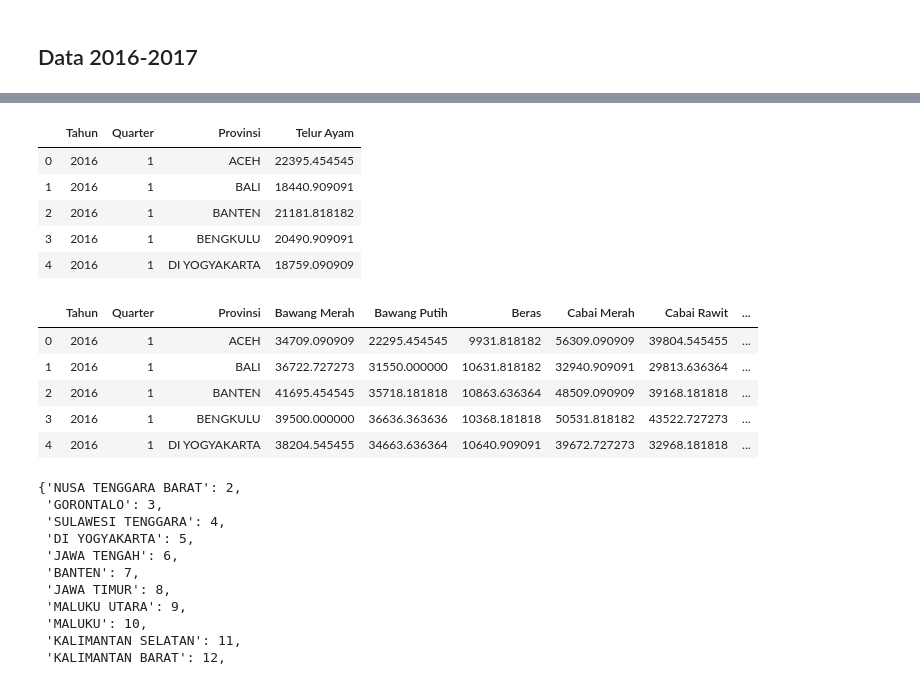
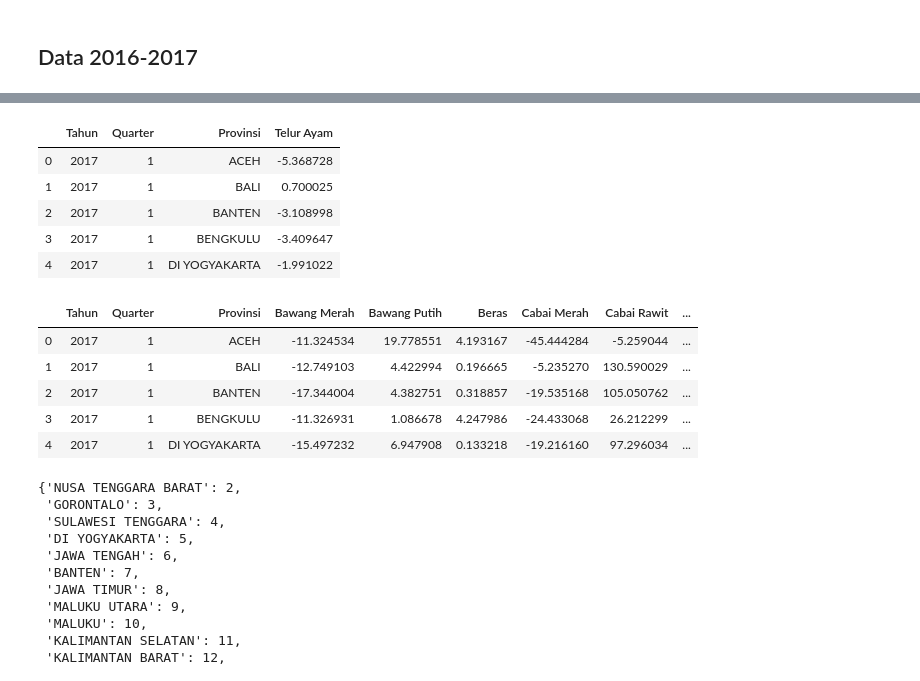
Before and after one commit to jonathan-alvaro/dashboard-daya-beli, a Jupyter notebook: data/harga_pangan/preprocess_data.ipynb, the cells around one changed output, grey strips where cells are left out. Saved outputs shown, nothing was run; the diff lists cells and outputs as text; code cells hidden in the pictures.

Commit message:
Update food index data

```diff
--- a/data/harga_pangan/preprocess_data.ipynb
+++ b/data/harga_pangan/preprocess_data.ipynb
@@ -494,6 +737,17 @@ telur_ayam = telur_ayam.drop(['No.'], axis=1)
 
 telur_ayam = telur_ayam.stack().reset_index()
 telur_ayam.columns = ['Provinsi', 'Tanggal', 'Harga']
+
+df = pd.read_excel(
+    os.path.join('input', '2018', 'Telur Ayam 2018-2019.xlsx'),
+    skiprows=6,
+    index_col=1
+)
+df = df.drop(['No.'], axis=1)
+df = df.stack().reset_index()
+df.columns = ['Provinsi', 'Tanggal', 'Harga']
+
+telur_ayam = telur_ayam.append(df)
 
 telur_ayam = telur_ayam.loc[
     telur_ayam['Harga'] != '-'
@@ -527,50 +781,66 @@ telur_ayam = telur_ayam.groupby(
 ).mean().reset_index()
 telur_ayam = telur_ayam.drop('Tanggal', axis=1)
 
+telur_ayam['Prev Year'] = telur_ayam['Tahun'] - 1
+telur_ayam = pd.merge(
+    telur_ayam, telur_ayam,
+    left_on=['Prev Year', 'Quarter', 'Provinsi'],
+    right_on=['Tahun', 'Quarter', 'Provinsi']
+).reset_index(drop=True)
+
+telur_ayam = telur_ayam.drop([
+    'Prev Year_x', 'Tahun_y', 'Prev Year_y'
+], axis=1)
+
+telur_ayam.columns = ['Tahun', 'Quarter', 'Provinsi', 'Val', 'Prev Val']
+
+telur_ayam['Telur Ayam'] = (telur_ayam['Val'] / telur_ayam['Prev Val'] - 1) * 100
+telur_ayam = telur_ayam[['Tahun', 'Quarter', 'Provinsi', 'Telur Ayam']]
+
 dfs_to_merge.append(telur_ayam)
 
 telur_ayam.head()
 # %% [output]
 |  | Tahun | Quarter | Provinsi | Telur Ayam |
-| 0 | 2016 | 1 | ACEH | 22395.454545 |
-| 1 | 2016 | 1 | BALI | 18440.909091 |
-| 2 | 2016 | 1 | BANTEN | 21181.818182 |
-| 3 | 2016 | 1 | BENGKULU | 20490.909091 |
-| 4 | 2016 | 1 | DI YOGYAKARTA | 18759.090909 |
+| 0 | 2017 | 1 | ACEH | -5.368728 |
+| 1 | 2017 | 1 | BALI | 0.700025 |
+| 2 | 2017 | 1 | BANTEN | -3.108998 |
+| 3 | 2017 | 1 | BENGKULU | -3.409647 |
+| 4 | 2017 | 1 | DI YOGYAKARTA | -1.991022 |
 # %%
 from functools import reduce
 
 merged_food_prices = reduce(
     pd.merge, dfs_to_merge
 )
 
 merged_food_prices['index'] = 0
 
 food_index_weights = pd.read_csv(
     os.path.join('input', 'food_weight.csv')
 )
 
 for col in merged_food_prices.columns[:-1]:
     if merged_food_prices[col].dtype != 'float64':
         continue
 
     weight = food_index_weights.loc[
         food_index_weights['food'] == col
     ]['weight'].values
 
     merged_food_prices['index'] = (
         merged_food_prices['index']
-        + merged_food_prices[col] * weight / 100
+        + merged_food_prices[col] * weight
     )
 
 merged_food_prices.head()
 # %% [output]
 |  | Tahun | Quarter | Provinsi | Bawang Merah | Bawang Putih | Beras | Cabai Merah | Cabai Rawit | ... |
-| 0 | 2016 | 1 | ACEH | 34709.090909 | 22295.454545 | 9931.818182 | 56309.090909 | 39804.545455 | ... |
-| 1 | 2016 | 1 | BALI | 36722.727273 | 31550.000000 | 10631.818182 | 32940.909091 | 29813.636364 | ... |
-| 2 | 2016 | 1 | BANTEN | 41695.454545 | 35718.181818 | 10863.636364 | 48509.090909 | 39168.181818 | ... |
-| 3 | 2016 | 1 | BENGKULU | 39500.000000 | 36636.363636 | 10368.181818 | 50531.818182 | 43522.727273 | ... |
-| 4 | 2016 | 1 | DI YOGYAKARTA | 38204.545455 | 34663.636364 | 10640.909091 | 39672.727273 | 32968.181818 | ... |
+| 0 | 2017 | 1 | ACEH | -11.324534 | 19.778551 | 4.193167 | -45.444284 | -5.259044 | ... |
+| 1 | 2017 | 1 | BALI | -12.749103 | 4.422994 | 0.196665 | -5.235270 | 130.590029 | ... |
+| 2 | 2017 | 1 | BANTEN | -17.344004 | 4.382751 | 0.318857 | -19.535168 | 105.050762 | ... |
+| 3 | 2017 | 1 | BENGKULU | -11.326931 | 1.086678 | 4.247986 | -24.433068 | 26.212299 | ... |
+| 4 | 2017 | 1 | DI YOGYAKARTA | -15.497232 | 6.947908 | 0.133218 | -19.216160 | 97.296034 | ... |
 # %%
 province_mapping = {
     'NUSATENGGARA BARAT': 'NUSA TENGGARA BARAT',
```
Also changed, not shown: parts of 36 cells of this notebook, 7 other files.
